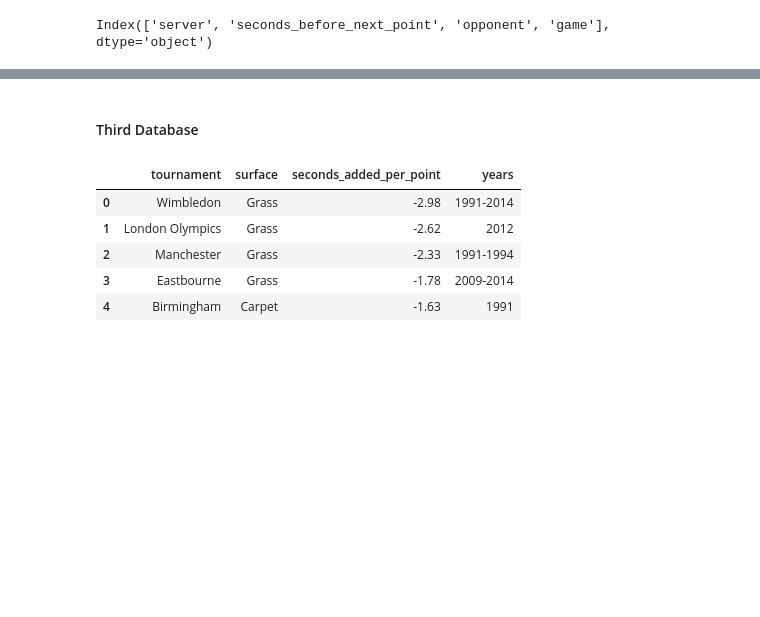
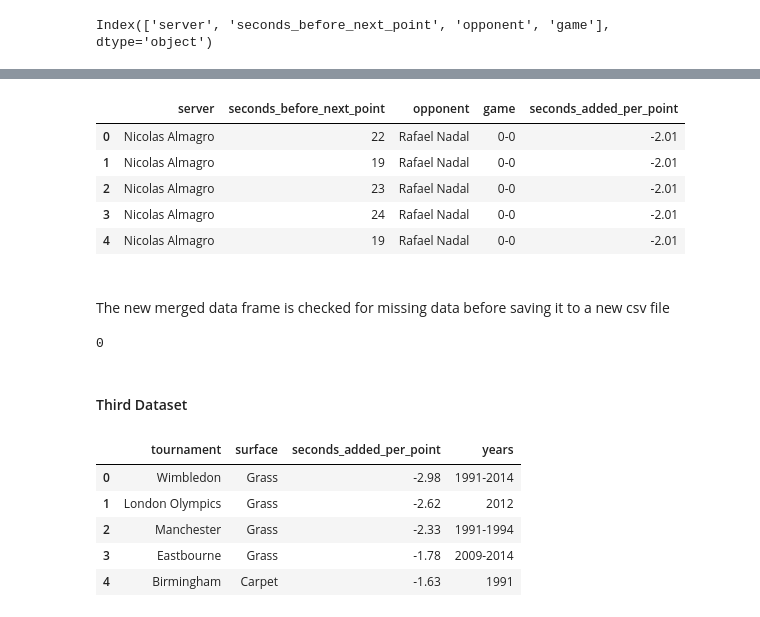
Before and after one commit to KhalidAgha20/coursework-1-KhalidAgha20, a Jupyter notebook: README.ipynb, the cells around one changed output, grey strips where cells are left out. Saved outputs shown, nothing was run; the diff lists cells and outputs as text; code cells hidden in the pictures; blank space fills up the shorter version.

```diff
--- a/README.ipynb
+++ b/README.ipynb
@@ -216,0 +231,17 @@ Index(['server', 'seconds_before_next_point', 'opponent', 'game'], dtype='object
+# %%
+df_merged.drop(['player'], axis=1, inplace=True)
+df_merged.head(5)
+# %% [output]
+|  | server | seconds_before_next_point | opponent | game | seconds_added_per_point |
+| 0 | Nicolas Almagro | 22 | Rafael Nadal | 0-0 | -2.01 |
+| 1 | Nicolas Almagro | 19 | Rafael Nadal | 0-0 | -2.01 |
+| 2 | Nicolas Almagro | 23 | Rafael Nadal | 0-0 | -2.01 |
+| 3 | Nicolas Almagro | 24 | Rafael Nadal | 0-0 | -2.01 |
+| 4 | Nicolas Almagro | 19 | Rafael Nadal | 0-0 | -2.01 |
+# %% [markdown]
+<br>
+The new merged data frame is checked for missing data before saving it to a new csv file
+# %%
+df_merged.isnull().sum().sum()
+# %% [output]
+0
@@ -217,5 +250,5 @@ Index(['server', 'seconds_before_next_point', 'opponent', 'game'], dtype='object
 # %% [markdown]
-#### Third Database
+#### Third Dataset
 # %%
 df_eventstime = pd.read_csv('data/events_time.csv')
 set_pandas_display_options(df_eventstime)
```
Also changed, not shown: parts of 10 cells of this notebook.
